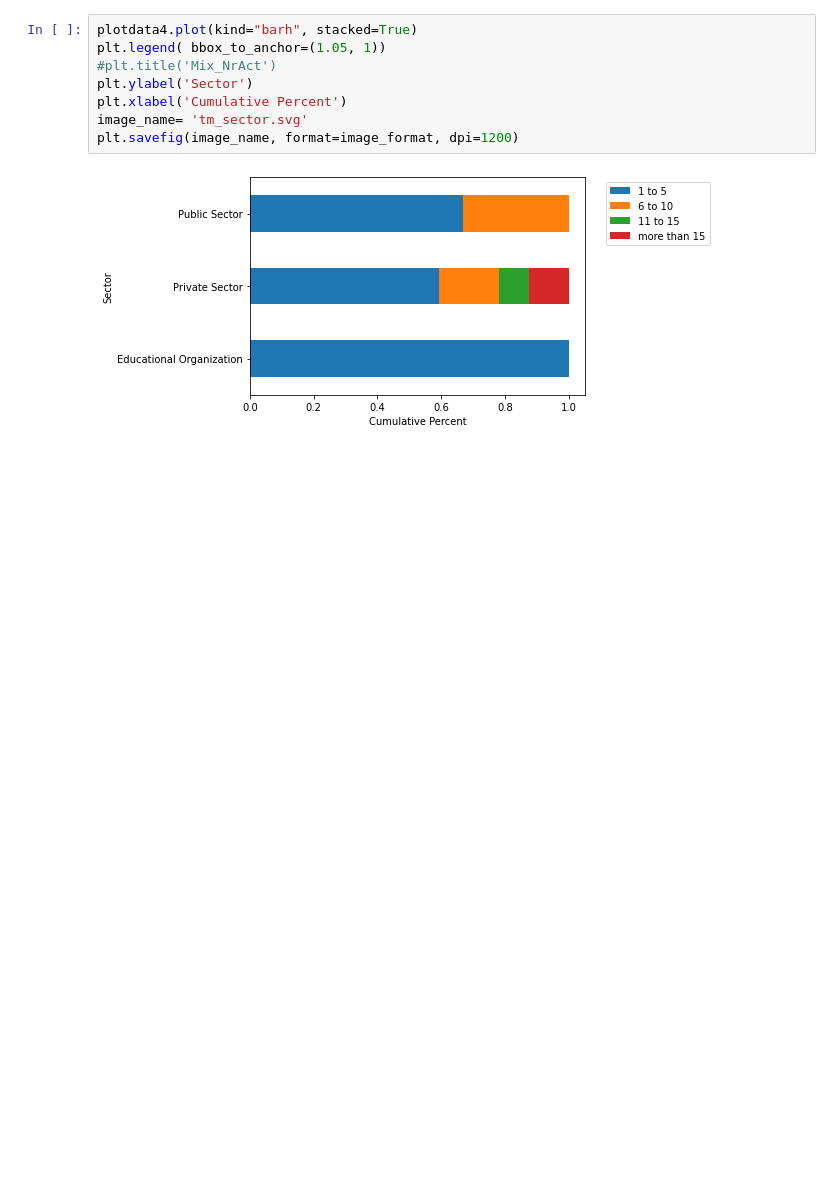
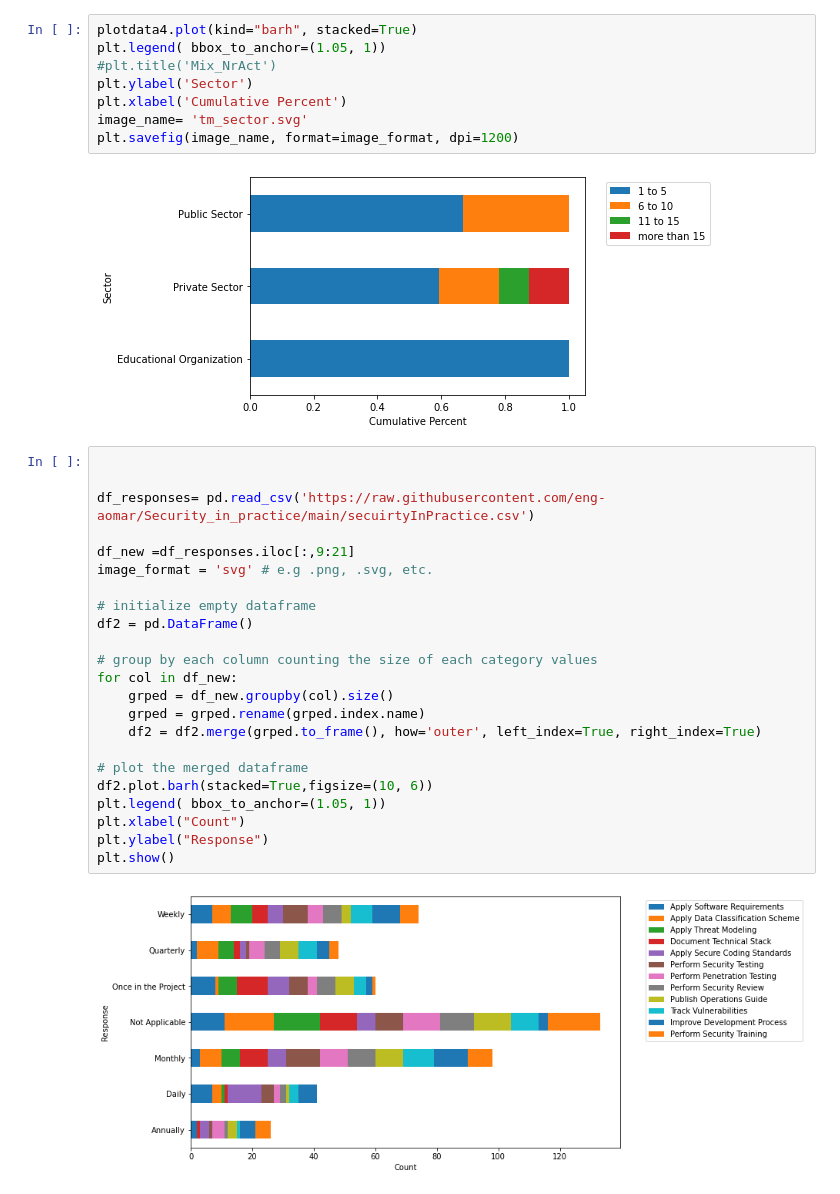
Before and after one commit to eng-aomar/Security_in_practice, a Jupyter notebook: security_in_practice.ipynb, the cells around one changed output. Saved outputs shown, nothing was run; the diff lists cells and outputs as text; blank space fills up the shorter version.

```diff
--- a/security_in_practice.ipynb
+++ b/security_in_practice.ipynb
@@ -409,3 +409,28 @@ image_name= 'tm_sector.svg'
 plt.savefig(image_name, format=image_format, dpi=1200)
 # %% [output]
 [figure]
+# %%
+
+
+df_responses= pd.read_csv('https://raw.githubusercontent.com/eng-aomar/Security_in_practice/main/secuirtyInPractice.csv')
+
+df_new =df_responses.iloc[:,9:21]
+image_format = 'svg' # e.g .png, .svg, etc.
+
+# initialize empty dataframe
+df2 = pd.DataFrame()
+
+# group by each column counting the size of each category values
+for col in df_new:
+    grped = df_new.groupby(col).size()
+    grped = grped.rename(grped.index.name)
+    df2 = df2.merge(grped.to_frame(), how='outer', left_index=True, right_index=True)
+
+# plot the merged dataframe
+df2.plot.barh(stacked=True,figsize=(10, 6))
+plt.legend( bbox_to_anchor=(1.05, 1))
+plt.xlabel("Count")
+plt.ylabel("Response")
+plt.show()
+# %% [output]
+[figure, added]
```
Also changed, not shown: parts of 1 cell of this notebook.
